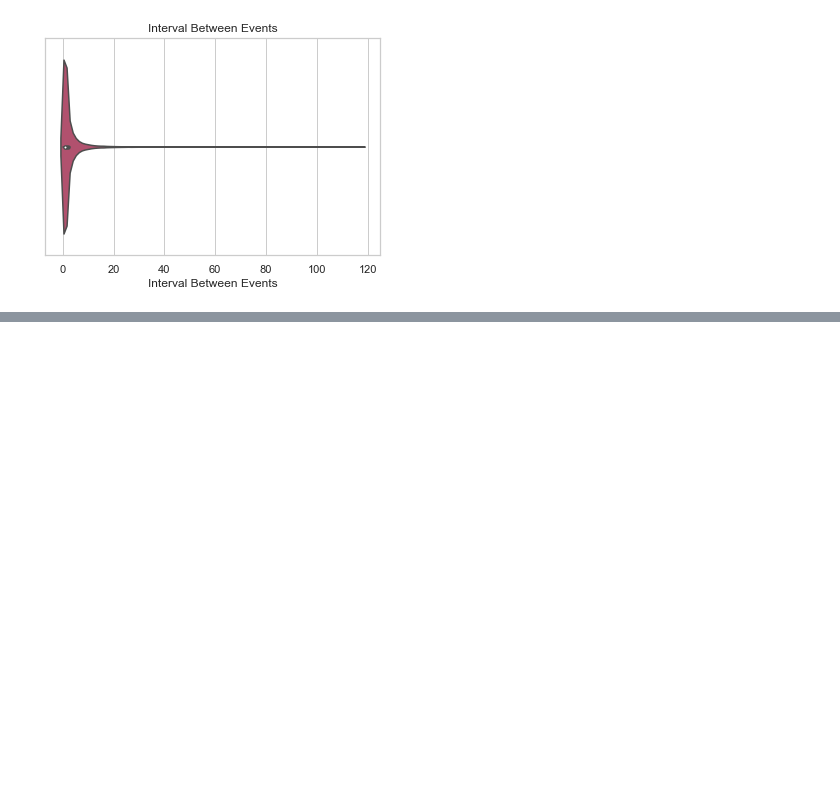
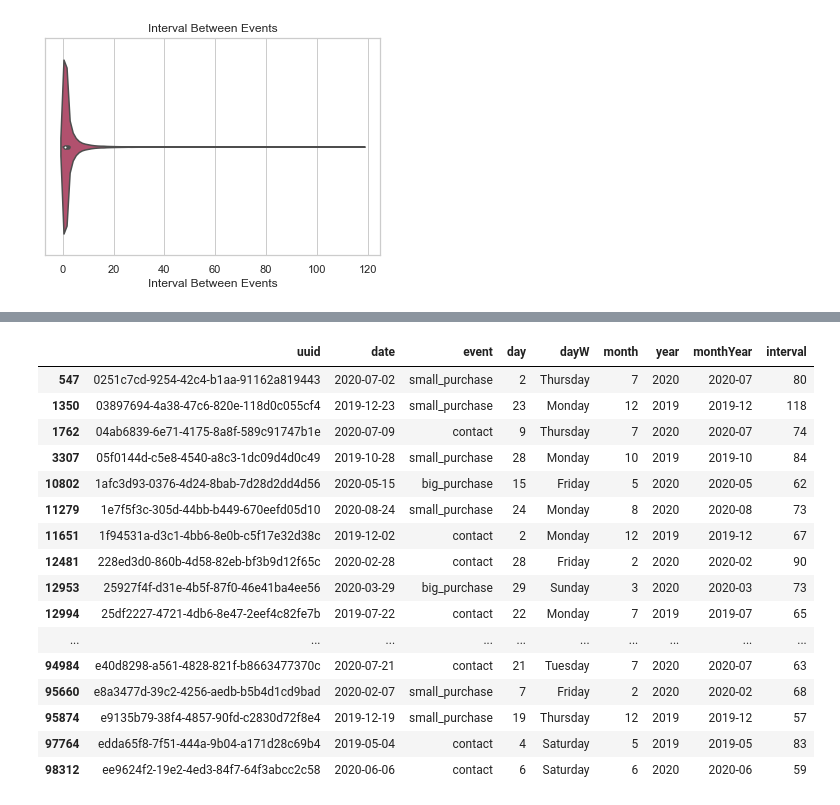
Before and after one commit to raquelcreis/customer_survival, a Jupyter notebook: notebook.ipynb, the cells around one changed output, grey strips where cells are left out. Cells and saved outputs as stored; diff of their text form; code cells hidden in the pictures; blank space fills up the shorter version.

```diff
--- a/notebook.ipynb
+++ b/notebook.ipynb
@@ -98,0 +117,20 @@ plt.show()
+# %%
+df.loc[df.interval > 55]
+# %% [output]
+|  | uuid | date | event | day | dayW | month | year | monthYear | interval |
+| 547 | 0251c7cd-9254-42c4-b1aa-91162a819443 | 2020-07-02 | small_purchase | 2 | Thursday | 7 | 2020 | 2020-07 | 80 |
+| 1350 | 03897694-4a38-47c6-820e-118d0c055cf4 | 2019-12-23 | small_purchase | 23 | Monday | 12 | 2019 | 2019-12 | 118 |
+| 1762 | 04ab6839-6e71-4175-8a8f-589c91747b1e | 2020-07-09 | contact | 9 | Thursday | 7 | 2020 | 2020-07 | 74 |
+| 3307 | 05f0144d-c5e8-4540-a8c3-1dc09d4d0c49 | 2019-10-28 | small_purchase | 28 | Monday | 10 | 2019 | 2019-10 | 84 |
+| 10802 | 1afc3d93-0376-4d24-8bab-7d28d2dd4d56 | 2020-05-15 | big_purchase | 15 | Friday | 5 | 2020 | 2020-05 | 62 |
+| 11279 | 1e7f5f3c-305d-44bb-b449-670eefd05d10 | 2020-08-24 | small_purchase | 24 | Monday | 8 | 2020 | 2020-08 | 73 |
+| 11651 | 1f94531a-d3c1-4bb6-8e0b-c5f17e32d38c | 2019-12-02 | contact | 2 | Monday | 12 | 2019 | 2019-12 | 67 |
+| 12481 | 228ed3d0-860b-4d58-82eb-bf3b9d12f65c | 2020-02-28 | contact | 28 | Friday | 2 | 2020 | 2020-02 | 90 |
+| 12953 | 25927f4f-d31e-4b5f-87f0-46e41ba4ee56 | 2020-03-29 | big_purchase | 29 | Sunday | 3 | 2020 | 2020-03 | 73 |
+| 12994 | 25df2227-4721-4db6-8e47-2eef4c82fe7b | 2019-07-22 | contact | 22 | Monday | 7 | 2019 | 2019-07 | 65 |
+| ... | ... | ... | ... | ... | ... | ... | ... | ... | ... |
+| 94984 | e40d8298-a561-4828-821f-b8663477370c | 2020-07-21 | contact | 21 | Tuesday | 7 | 2020 | 2020-07 | 63 |
+| 95660 | e8a3477d-39c2-4256-aedb-b5b4d1cd9bad | 2020-02-07 | small_purchase | 7 | Friday | 2 | 2020 | 2020-02 | 68 |
+| 95874 | e9135b79-38f4-4857-90fd-c2830d72f8e4 | 2019-12-19 | small_purchase | 19 | Thursday | 12 | 2019 | 2019-12 | 57 |
+| 97764 | edda65f8-7f51-444a-9b04-a171d28c69b4 | 2019-05-04 | contact | 4 | Saturday | 5 | 2019 | 2019-05 | 83 |
+| 98312 | ee9624f2-19e2-4ed3-84f7-64f3abcc2c58 | 2020-06-06 | contact | 6 | Saturday | 6 | 2020 | 2020-06 | 59 |
```
Also changed, not shown: parts of 7 cells of this notebook.
